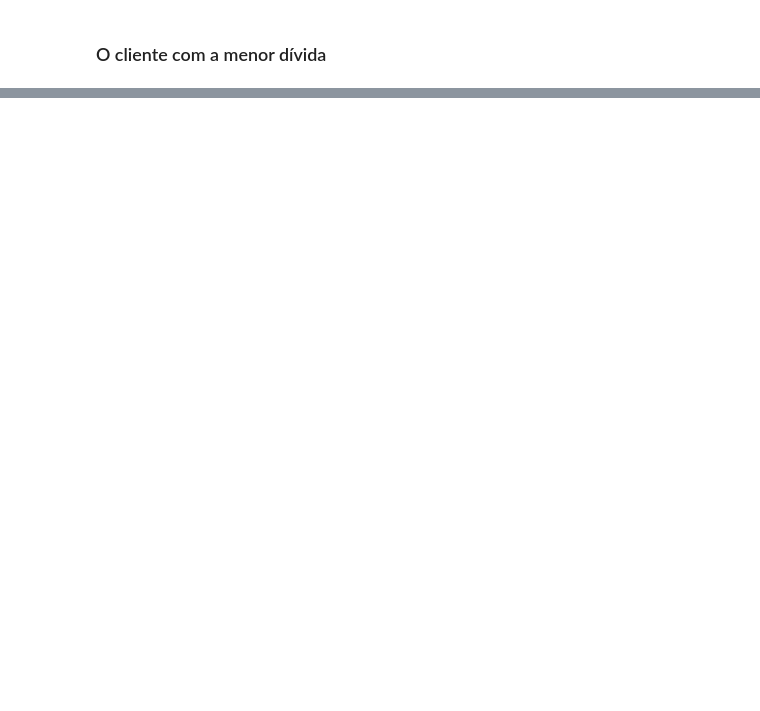
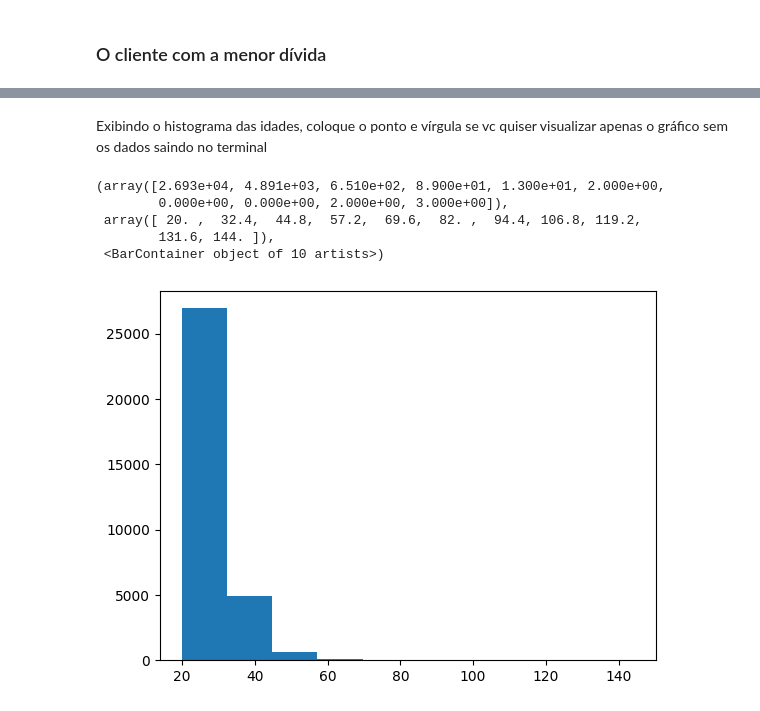
Before and after one commit to Felipex99/Estudos, a Jupyter notebook: Machine Learning e Data Science com Python de A a Z/Código/ImportandoLib.ipynb, the cells around one changed output, grey strips where cells are left out. Cells and saved outputs as stored; diff of their text form; code cells hidden in the pictures; blank space fills up the shorter version.

```diff
--- a/Machine Learning e Data Science com Python de A a Z/Código/ImportandoLib.ipynb
+++ b/Machine Learning e Data Science com Python de A a Z/Código/ImportandoLib.ipynb
@@ -52,0 +90,11 @@ TypeError: 'Index' object is not callable
+# %% [markdown]
+Exibindo o histograma das idades, coloque o ponto e vírgula se vc quiser visualizar apenas o gráfico sem os dados saindo no terminal
+# %%
+plt.hist(dataset["person_age"])
+# %% [output]
+(array([2.693e+04, 4.891e+03, 6.510e+02, 8.900e+01, 1.300e+01, 2.000e+00,
+        0.000e+00, 0.000e+00, 2.000e+00, 3.000e+00]),
+ array([ 20. ,  32.4,  44.8,  57.2,  69.6,  82. ,  94.4, 106.8, 119.2,
+        131.6, 144. ]),
+ <BarContainer object of 10 artists>)
+[figure, added]
```
Also changed, not shown: parts of 10 cells of this notebook.
